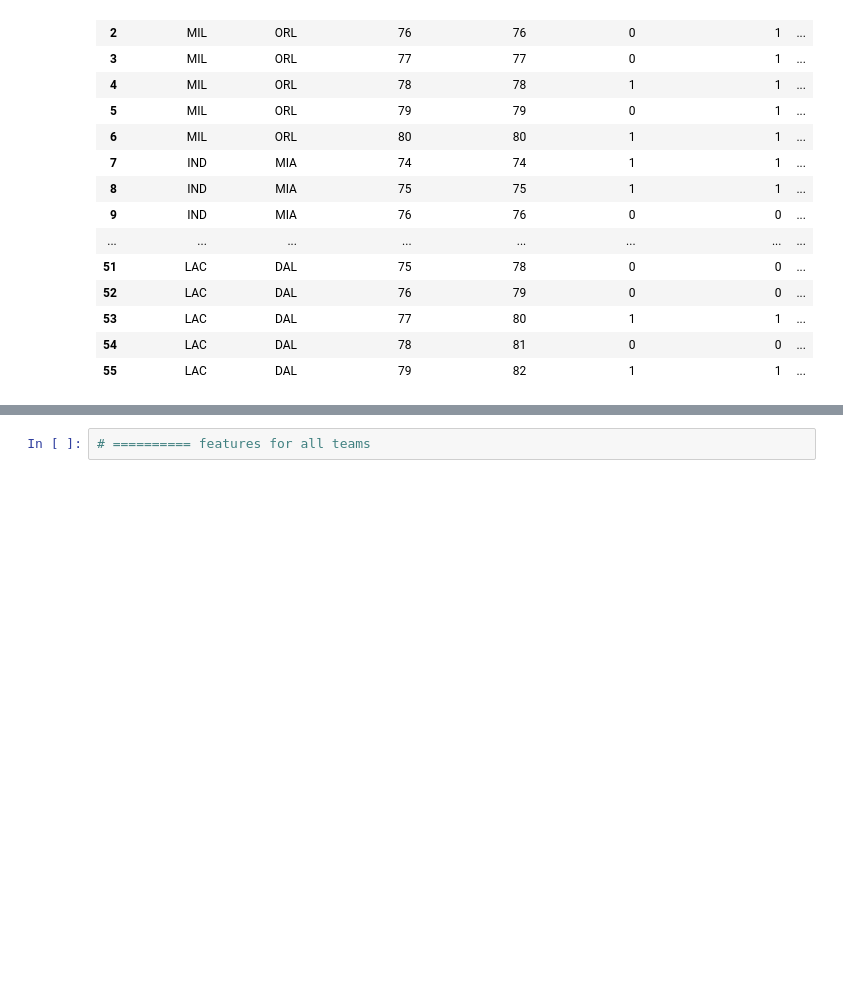
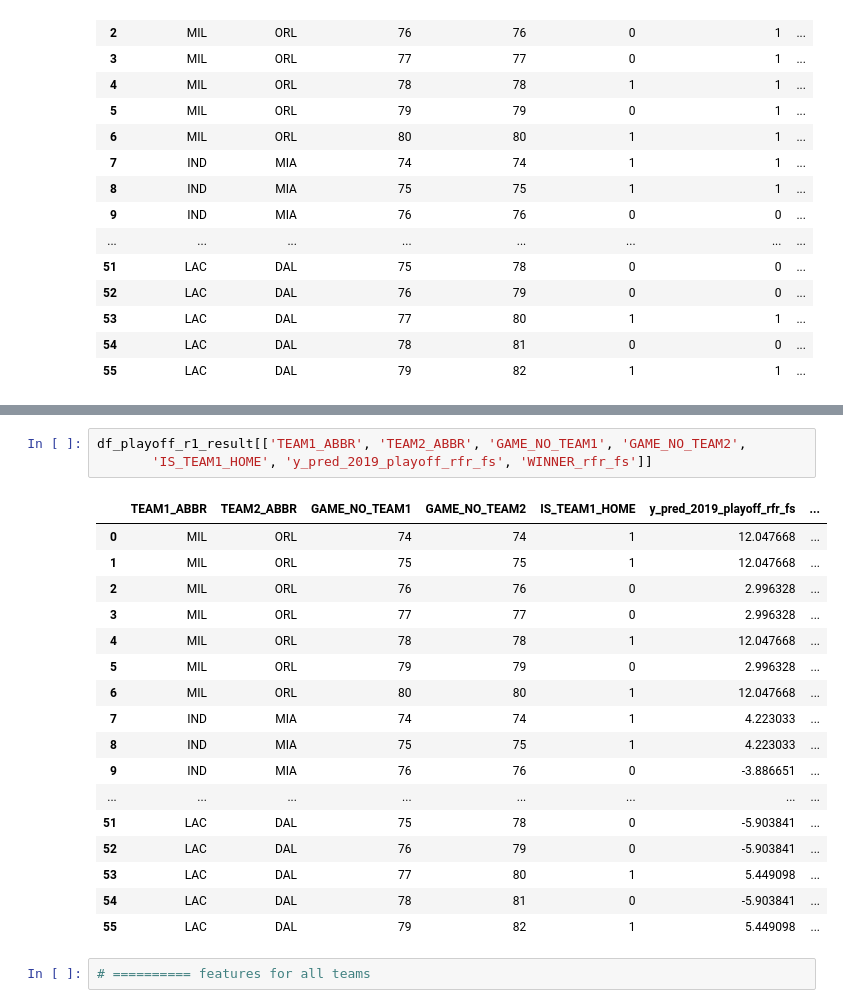
Before and after one commit to JayWang64/SpringboardDS, a Jupyter notebook: 10.6.1 - Capstone In Depth/_4 in depth - model.ipynb, the cells around one changed output, grey strips where cells are left out. Saved outputs shown, nothing was run; the diff lists cells and outputs as text; blank space fills up the shorter version.

```diff
--- a/10.6.1 - Capstone In Depth/_4 in depth - model.ipynb
+++ b/10.6.1 - Capstone In Depth/_4 in depth - model.ipynb
@@ -1171,3 +1179,24 @@ df_playoff_r1_result
+# %%
+df_playoff_r1_result[['TEAM1_ABBR', 'TEAM2_ABBR', 'GAME_NO_TEAM1', 'GAME_NO_TEAM2',
+       'IS_TEAM1_HOME', 'y_pred_2019_playoff_rfr_fs', 'WINNER_rfr_fs']]
+# %% [output]
+|  | TEAM1_ABBR | TEAM2_ABBR | GAME_NO_TEAM1 | GAME_NO_TEAM2 | IS_TEAM1_HOME | y_pred_2019_playoff_rfr_fs | ... |
+| 0 | MIL | ORL | 74 | 74 | 1 | 12.047668 | ... |
+| 1 | MIL | ORL | 75 | 75 | 1 | 12.047668 | ... |
+| 2 | MIL | ORL | 76 | 76 | 0 | 2.996328 | ... |
+| 3 | MIL | ORL | 77 | 77 | 0 | 2.996328 | ... |
+| 4 | MIL | ORL | 78 | 78 | 1 | 12.047668 | ... |
+| 5 | MIL | ORL | 79 | 79 | 0 | 2.996328 | ... |
+| 6 | MIL | ORL | 80 | 80 | 1 | 12.047668 | ... |
+| 7 | IND | MIA | 74 | 74 | 1 | 4.223033 | ... |
+| 8 | IND | MIA | 75 | 75 | 1 | 4.223033 | ... |
+| 9 | IND | MIA | 76 | 76 | 0 | -3.886651 | ... |
+| ... | ... | ... | ... | ... | ... | ... | ... |
+| 51 | LAC | DAL | 75 | 78 | 0 | -5.903841 | ... |
+| 52 | LAC | DAL | 76 | 79 | 0 | -5.903841 | ... |
+| 53 | LAC | DAL | 77 | 80 | 1 | 5.449098 | ... |
+| 54 | LAC | DAL | 78 | 81 | 0 | -5.903841 | ... |
+| 55 | LAC | DAL | 79 | 82 | 1 | 5.449098 | ... |
 # %%
 # ========== features for all teams
 # %%
```
Also changed, not shown: parts of 1 cell of this notebook.
